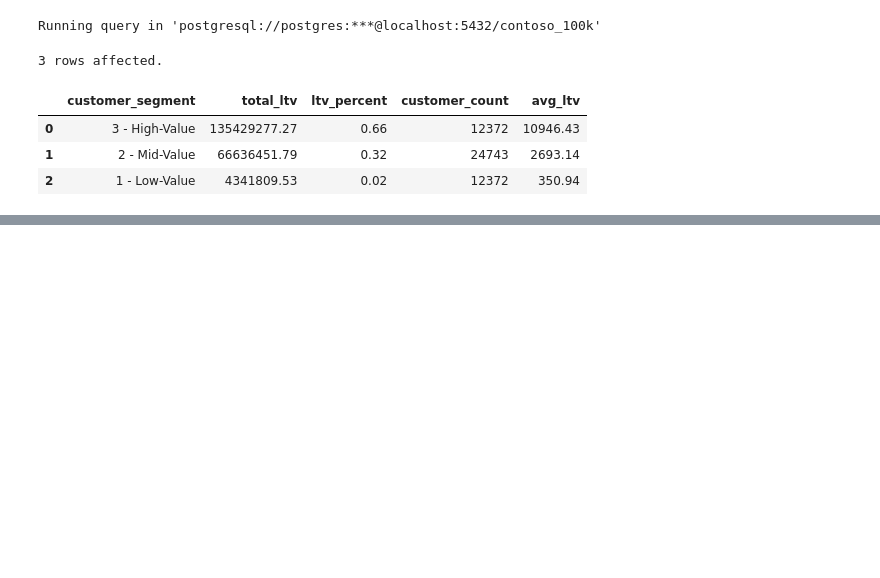
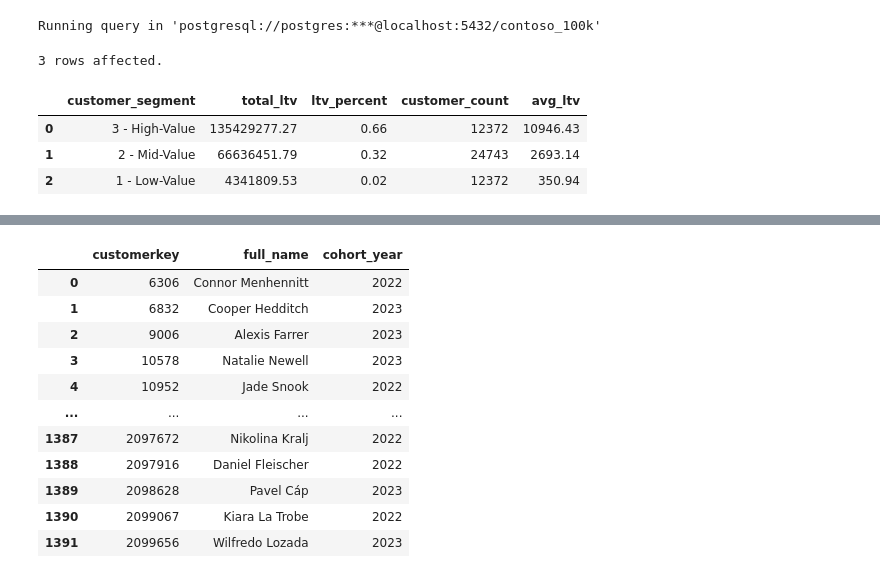
Before and after one commit to Vugar-Nasirli/SQL_Project_Beginner, a Jupyter notebook: Resources/Blank_SQL_Notebook.ipynb, the cells around one changed output, grey strips where cells are left out. Saved outputs shown, nothing was run; the diff lists cells and outputs as text; code cells hidden in the pictures; blank space fills up the shorter version.

```diff
--- a/Resources/Blank_SQL_Notebook.ipynb
+++ b/Resources/Blank_SQL_Notebook.ipynb
@@ -1939,0 +2238,68 @@ Running query in 'postgresql://postgres:***@localhost:5432/contoso_100k'
+# %%
+%%sql
+
+-- According to last analysis we can see that in 2022 and 2023 Ative customers should be the target of marketing department
+-- And the orders from this group of customers shoul be care attention
+-- The stores and products they purchase should be attention centric
+
+-------------------------------- Active Customers ------------------------------
+
+CREATE OR REPLACE VIEW active_customers AS
+WITH date_table AS
+(
+SELECT
+  MAX(orderdate) - INTERVAL '6 month' AS final_date
+FROM
+  sales
+),
+
+retention_table AS
+(
+SELECT
+  customerkey,
+  full_name,
+  first_purchase_date,
+  cohort_year,
+  MAX(orderdate) AS last_purchase_date
+FROM
+  cohort_analysis
+GROUP BY
+  customerkey,
+  full_name,
+  first_purchase_date,
+  cohort_year
+ORDER BY
+  customerkey
+),
+
+retention_status AS
+(
+SELECT
+  ret.customerkey,
+  ret.full_name,
+  ret.last_purchase_date,
+  ret.cohort_year,
+  CASE
+    WHEN ret.last_purchase_date < final_date THEN 'Churned'
+    ELSE 'Active'
+  END AS customer_status
+FROM
+  retention_table ret
+  CROSS JOIN date_table dt
+WHERE
+  ret.first_purchase_date < final_date
+)
+
+SELECT
+  customerkey,
+  full_name,
+  cohort_year
+FROM
+  retention_status
+WHERE
+  customer_status = 'Active'
+  AND
+  cohort_year BETWEEN '2022' AND '2023';
+
+SELECT * FROM active_customers;
+# %% [output]
@@ -1939,0 +2308,12 @@ Running query in 'postgresql://postgres:***@localhost:5432/contoso_100k'
+|  | customerkey | full_name | cohort_year |
+| 0 | 6306 | Connor Menhennitt | 2022 |
+| 1 | 6832 | Cooper Hedditch | 2023 |
+| 2 | 9006 | Alexis Farrer | 2023 |
+| 3 | 10578 | Natalie Newell | 2023 |
+| 4 | 10952 | Jade Snook | 2022 |
+| ... | ... | ... | ... |
+| 1387 | 2097672 | Nikolina Kralj | 2022 |
+| 1388 | 2097916 | Daniel Fleischer | 2022 |
+| 1389 | 2098628 | Pavel Cáp | 2023 |
+| 1390 | 2099067 | Kiara La Trobe | 2022 |
+| 1391 | 2099656 | Wilfredo Lozada | 2023 |
```
Also changed, not shown: parts of 14 cells of this notebook.
